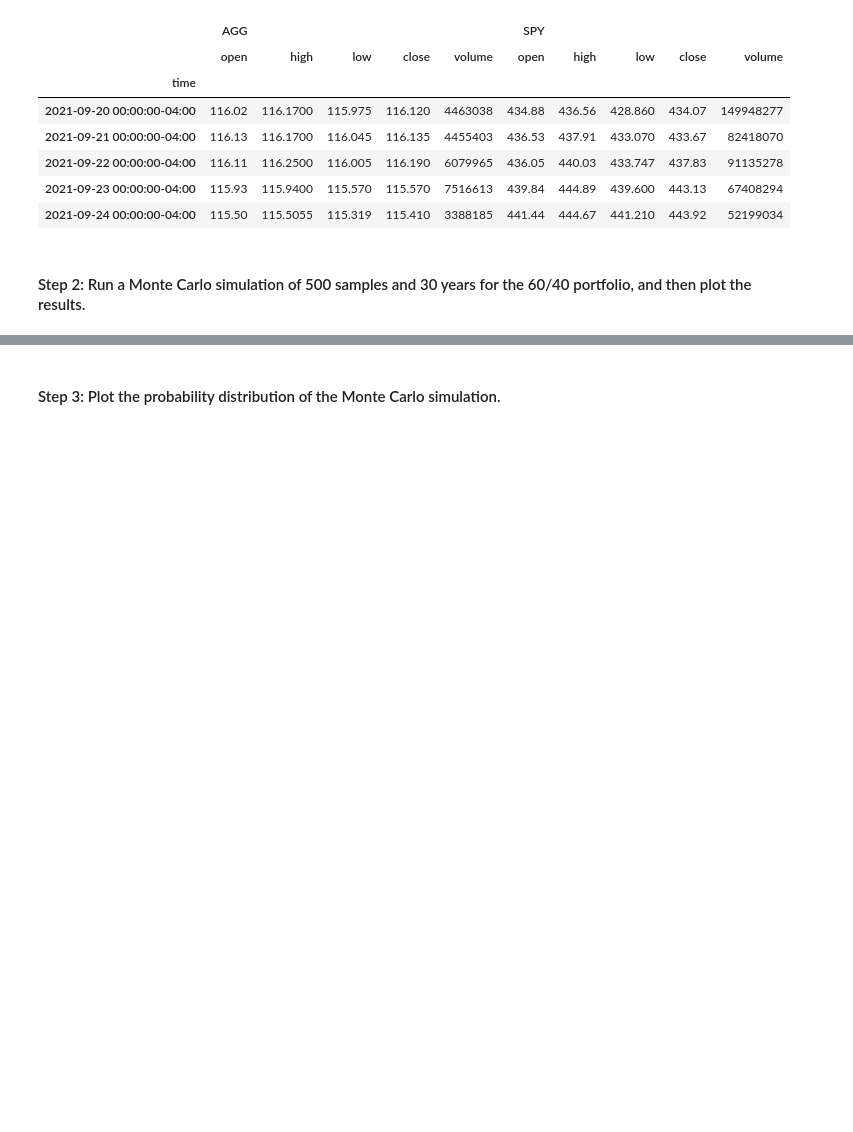
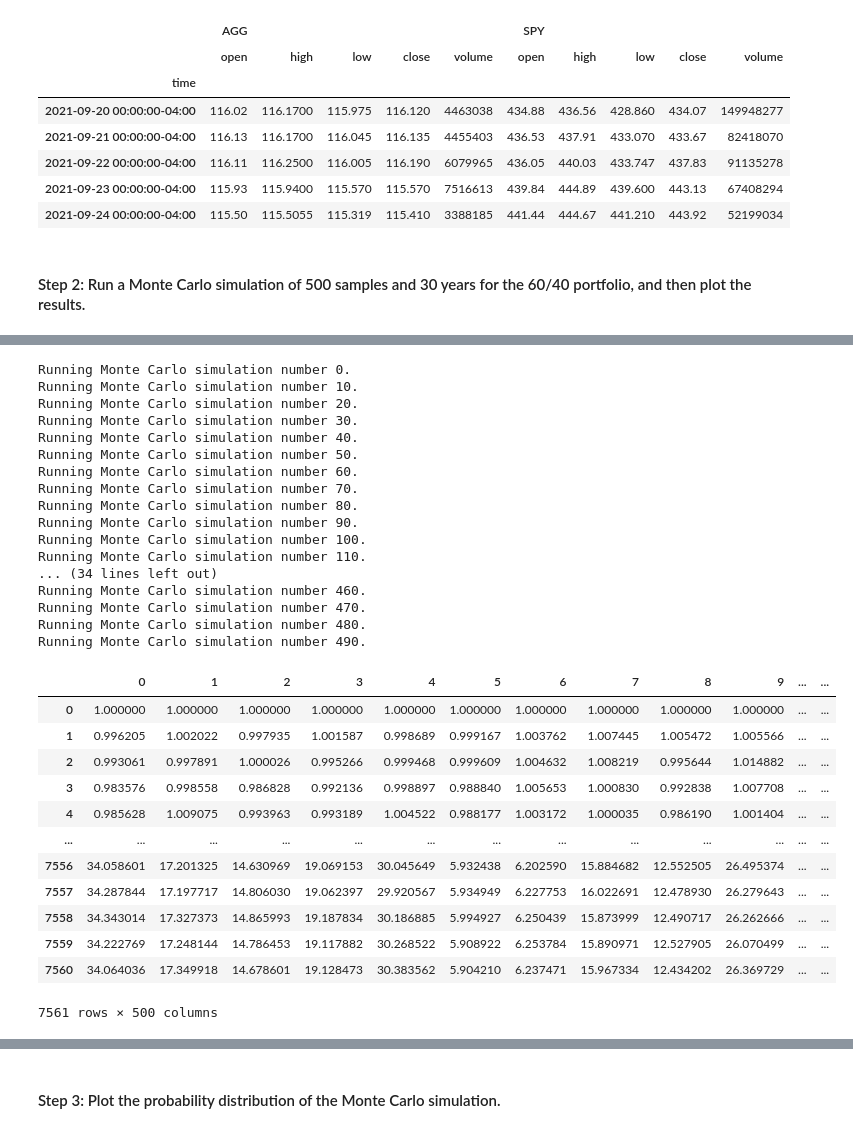
Before and after one commit to dcmar18/FinancialPlanningTools, a Jupyter notebook: financial_planning_tools.ipynb, the cells around one changed output, grey strips where cells are left out. Drawn from its saved outputs; the diff is of its cells as text; code cells hidden in the pictures; blank space fills up the shorter version.

```diff
--- a/financial_planning_tools.ipynb
+++ b/financial_planning_tools.ipynb
@@ -461,6 +475,37 @@ display(prices_3yrs_df.tail())
 # %%
 # Run the Monte Carlo simulation to forecast 30 years cumulative returns
-# YOUR CODE HERE
+mc_simulation_3yr.calc_cumulative_return()
+# %% [output]
+Running Monte Carlo simulation number 0.
+Running Monte Carlo simulation number 10.
+Running Monte Carlo simulation number 20.
+Running Monte Carlo simulation number 30.
+Running Monte Carlo simulation number 40.
+Running Monte Carlo simulation number 50.
+Running Monte Carlo simulation number 60.
+Running Monte Carlo simulation number 70.
+Running Monte Carlo simulation number 80.
+Running Monte Carlo simulation number 90.
+Running Monte Carlo simulation number 100.
+Running Monte Carlo simulation number 110.
+... (34 lines left out)
+Running Monte Carlo simulation number 460.
+Running Monte Carlo simulation number 470.
+Running Monte Carlo simulation number 480.
+Running Monte Carlo simulation number 490.
+|  | 0 | 1 | 2 | 3 | 4 | 5 | 6 | 7 | 8 | 9 | ... | ... |
+| 0 | 1.000000 | 1.000000 | 1.000000 | 1.000000 | 1.000000 | 1.000000 | 1.000000 | 1.000000 | 1.000000 | 1.000000 | ... | ... |
+| 1 | 0.996205 | 1.002022 | 0.997935 | 1.001587 | 0.998689 | 0.999167 | 1.003762 | 1.007445 | 1.005472 | 1.005566 | ... | ... |
+| 2 | 0.993061 | 0.997891 | 1.000026 | 0.995266 | 0.999468 | 0.999609 | 1.004632 | 1.008219 | 0.995644 | 1.014882 | ... | ... |
+| 3 | 0.983576 | 0.998558 | 0.986828 | 0.992136 | 0.998897 | 0.988840 | 1.005653 | 1.000830 | 0.992838 | 1.007708 | ... | ... |
+| 4 | 0.985628 | 1.009075 | 0.993963 | 0.993189 | 1.004522 | 0.988177 | 1.003172 | 1.000035 | 0.986190 | 1.001404 | ... | ... |
+| ... | ... | ... | ... | ... | ... | ... | ... | ... | ... | ... | ... | ... |
+| 7556 | 34.058601 | 17.201325 | 14.630969 | 19.069153 | 30.045649 | 5.932438 | 6.202590 | 15.884682 | 12.552505 | 26.495374 | ... | ... |
+| 7557 | 34.287844 | 17.197717 | 14.806030 | 19.062397 | 29.920567 | 5.934949 | 6.227753 | 16.022691 | 12.478930 | 26.279643 | ... | ... |
+| 7558 | 34.343014 | 17.327373 | 14.865993 | 19.187834 | 30.186885 | 5.994927 | 6.250439 | 15.873999 | 12.490717 | 26.262666 | ... | ... |
+| 7559 | 34.222769 | 17.248144 | 14.786453 | 19.117882 | 30.268522 | 5.908922 | 6.253784 | 15.890971 | 12.527905 | 26.070499 | ... | ... |
+| 7560 | 34.064036 | 17.349918 | 14.678601 | 19.128473 | 30.383562 | 5.904210 | 6.237471 | 15.967334 | 12.434202 | 26.369729 | ... | ... |
+7561 rows × 500 columns
 # %%
 # Visualize the 30-year Monte Carlo simulation by creating an
 # overlay line plot
```
Also changed, not shown: parts of 5 cells of this notebook, 1 other file.
